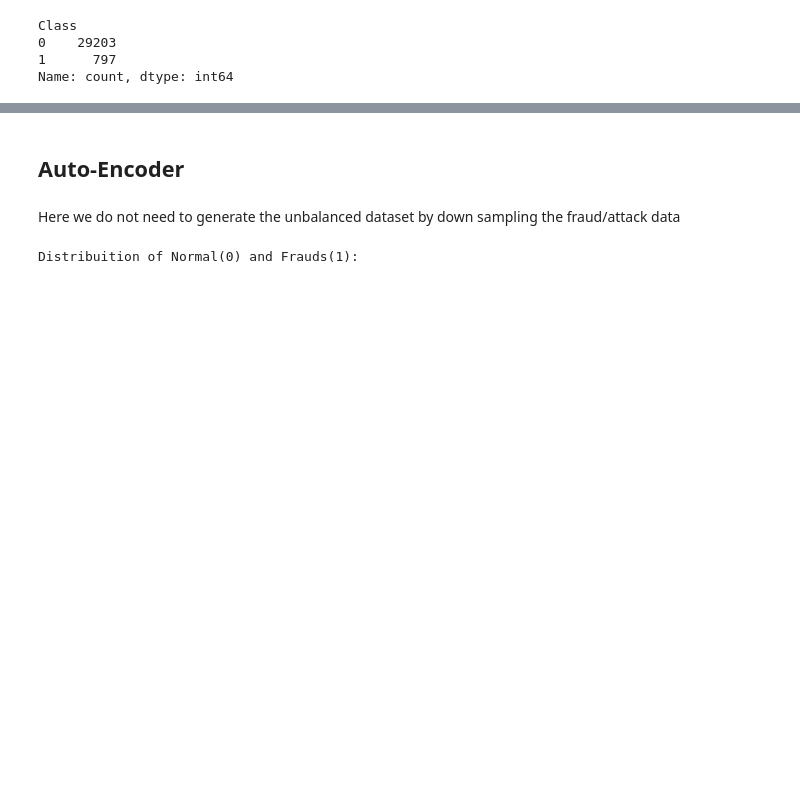
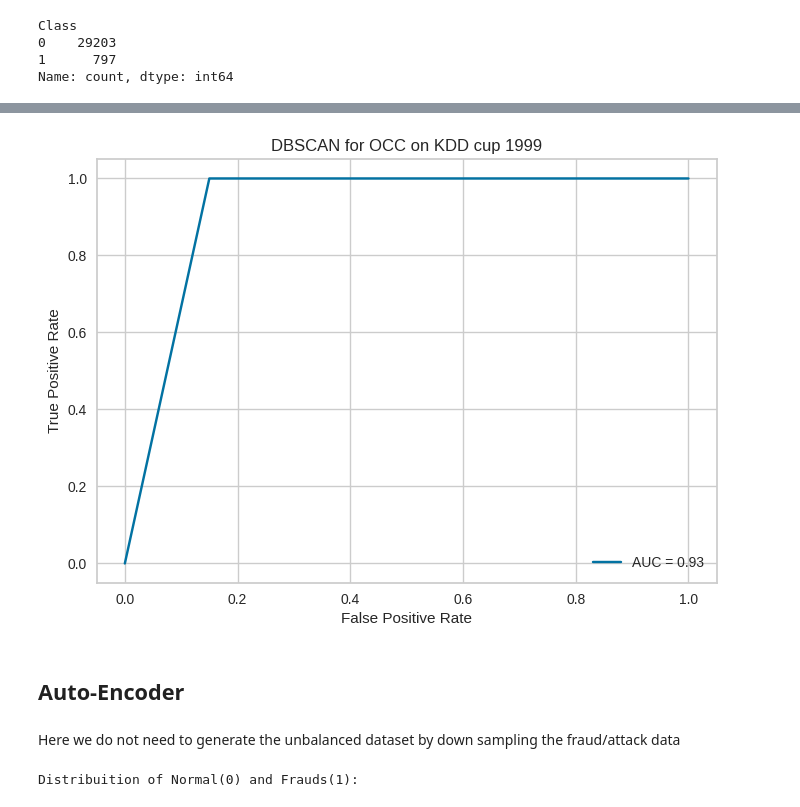
Before and after one commit to mishalkk/AnomalyQuest-Exploring-Novel-Approaches-for-Anomaly-Detection-in-Diverse-Domains, a Jupyter notebook: NetworkAnomaly/NetworkIntrusion.ipynb, the cells around one changed output, grey strips where cells are left out. Drawn from its saved outputs; the diff is of its cells as text; code cells hidden in the pictures; blank space fills up the shorter version.

```diff
--- a/NetworkAnomaly/NetworkIntrusion.ipynb
+++ b/NetworkAnomaly/NetworkIntrusion.ipynb
@@ -872,3 +909,8 @@ weighted avg       0.98      0.87      0.91     30000
+# %%
+roc_auc_dtl = draw_roc_auc("DBSCAN", db_Y, prediction)
+roc_auc_list.append(roc_auc_dtl)
+# %% [output]
+[figure, added]
 # %% [markdown]
 ## Auto-Encoder
 # %% [markdown]
```
Also changed, not shown: parts of 54 cells of this notebook.
